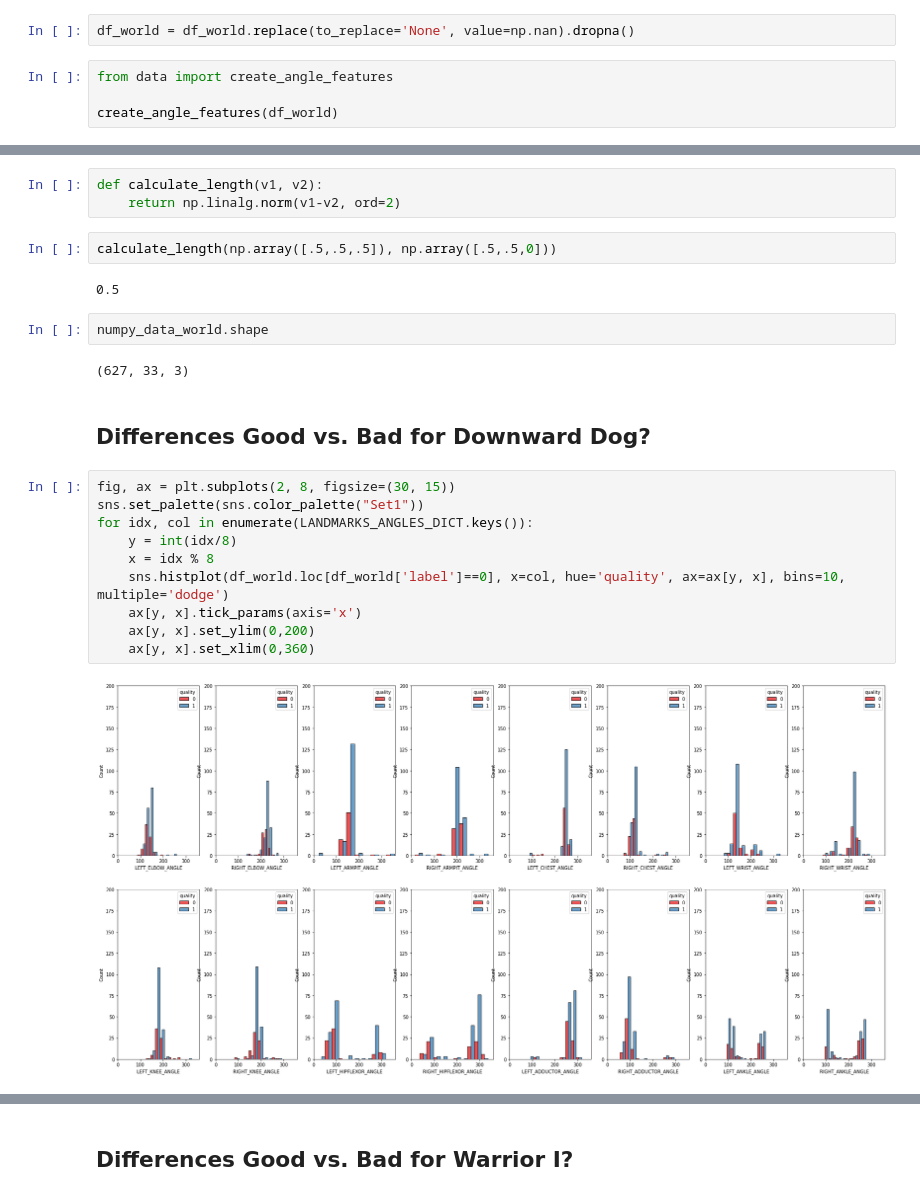
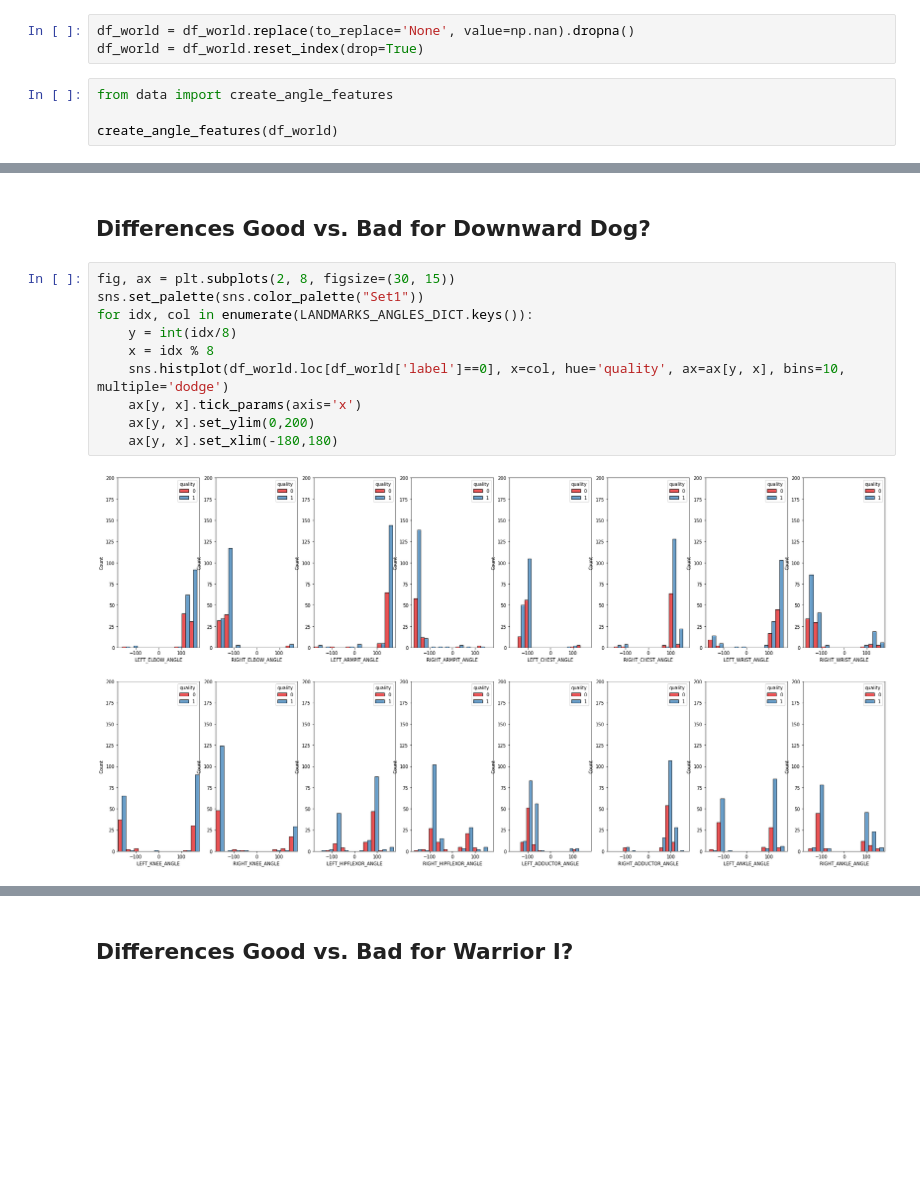
Before and after one commit to alec-flowers/visual_intelligence, a Jupyter notebook: notebooks/baseline_models.ipynb, the cells around one changed output, grey strips where cells are left out. Drawn from its saved outputs; the diff is of its cells as text; blank space fills up the shorter version.

```diff
--- a/notebooks/baseline_models.ipynb
+++ b/notebooks/baseline_models.ipynb
@@ -36,6 +38,7 @@ indices = df_world.replace(to_replace='None', value=np.nan).dropna().index
 dataset_no_null = SubsetWithAttributes(dataset, indices)
 # %%
 df_world = df_world.replace(to_replace='None', value=np.nan).dropna()
+df_world = df_world.reset_index(drop=True)
 # %%
 from data import create_angle_features
 
@@ -58,28 +61,17 @@ Index(['NOSE', 'LEFT_EYE_INNER', 'LEFT_EYE', 'LEFT_EYE_OUTER',
        'LEFT_ADDUCTOR_ANGLE', 'RIGHT_ADDUCTOR_ANGLE', 'LEFT_ANKLE_ANGLE',
        'RIGHT_ANKLE_ANGLE'],
       dtype='object')
-# %%
-def calculate_length(v1, v2):
-    return np.linalg.norm(v1-v2, ord=2)
-# %%
-calculate_length(np.array([.5,.5,.5]), np.array([.5,.5,0]))
-# %% [output]
-0.5
-# %%
-numpy_data_world.shape
-# %% [output]
-(627, 33, 3)
 # %% [markdown]
 ## Differences Good vs. Bad for Downward Dog?
 # %%
 fig, ax = plt.subplots(2, 8, figsize=(30, 15))
 sns.set_palette(sns.color_palette("Set1"))
 for idx, col in enumerate(LANDMARKS_ANGLES_DICT.keys()):
     y = int(idx/8)
     x = idx % 8
     sns.histplot(df_world.loc[df_world['label']==0], x=col, hue='quality', ax=ax[y, x], bins=10, multiple='dodge')
     ax[y, x].tick_params(axis='x')
     ax[y, x].set_ylim(0,200)
-    ax[y, x].set_xlim(0,360)
+    ax[y, x].set_xlim(-180,180)
 # %% [output]
-[figure, old version]
+[figure, new version]
```
Also changed, not shown: parts of 77 cells of this notebook, 1 other file.
